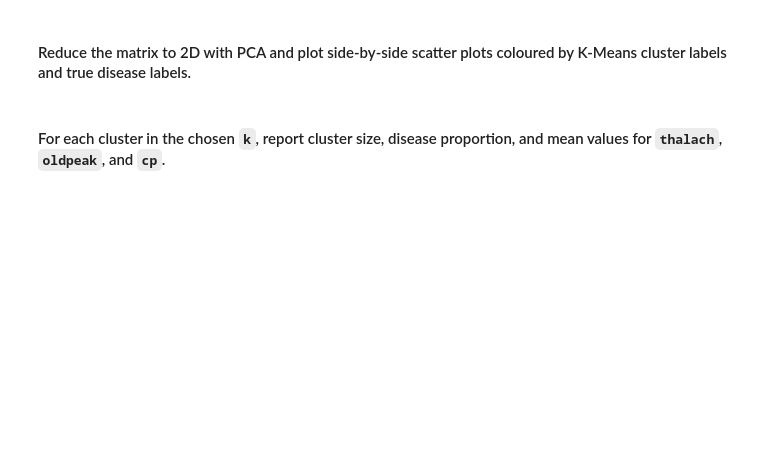
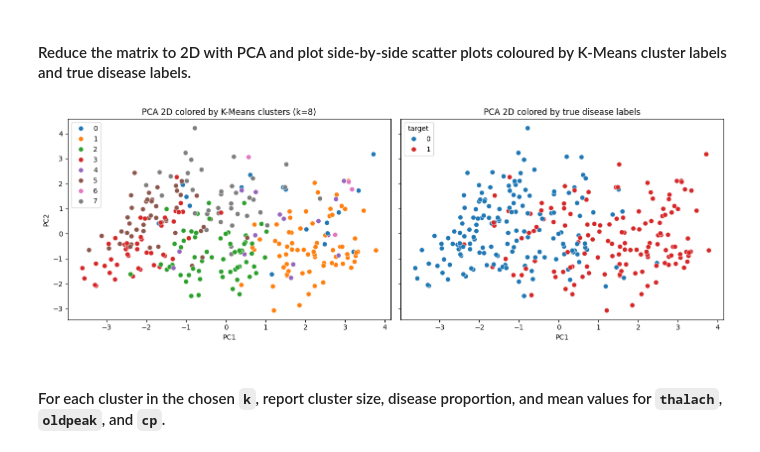
Before and after one commit to fatima-1206/DM-Heart-Disease-Prediction-System, a Jupyter notebook: notebooks/i232616_DM_ASST04.ipynb, the cells around one changed output. Drawn from its saved outputs; the diff is of its cells as text; code cells hidden in the pictures; blank space fills up the shorter version.

```diff
--- a/notebooks/i232616_DM_ASST04.ipynb
+++ b/notebooks/i232616_DM_ASST04.ipynb
@@ -294,6 +384,34 @@ Use the standardized feature matrix without the target label.
 # %% [markdown]
 
 #### Reduce the matrix to 2D with PCA and plot side-by-side scatter plots coloured by K-Means cluster labels and true disease labels.
+# %%
+pca_2d = PCA(n_components=2, random_state=42)
+X_pca_2d = pca_2d.fit_transform(X_unsup_scaled)
+
+chosen_cluster_labels = kmeans_labels[k_chosen]
+
+fig, axes = plt.subplots(1, 2, figsize=(14, 5), sharex=True, sharey=True)
+
+sns.scatterplot(
+    x=X_pca_2d[:, 0], y=X_pca_2d[:, 1], hue=chosen_cluster_labels,
+    palette='tab10', s=50, ax=axes[0], legend='full'
+)
+axes[0].set_title(f'PCA 2D colored by K-Means clusters (k={k_chosen})')
+axes[0].set_xlabel('PC1')
+axes[0].set_ylabel('PC2')
+
+sns.scatterplot(
+    x=X_pca_2d[:, 0], y=X_pca_2d[:, 1], hue=y_unsup,
+    palette=['#1f77b4', '#d62728'], s=50, ax=axes[1], legend='full'
+)
+axes[1].set_title('PCA 2D colored by true disease labels')
+axes[1].set_xlabel('PC1')
+axes[1].set_ylabel('PC2')
+
+plt.tight_layout()
+plt.show()
+# %% [output]
+[figure, added]
 # %% [markdown]
 
 #### For each cluster in the chosen `k`, report cluster size, disease proportion, and mean values for `thalach`, `oldpeak`, and `cp`.
```
Also changed, not shown: parts of 27 cells of this notebook.
